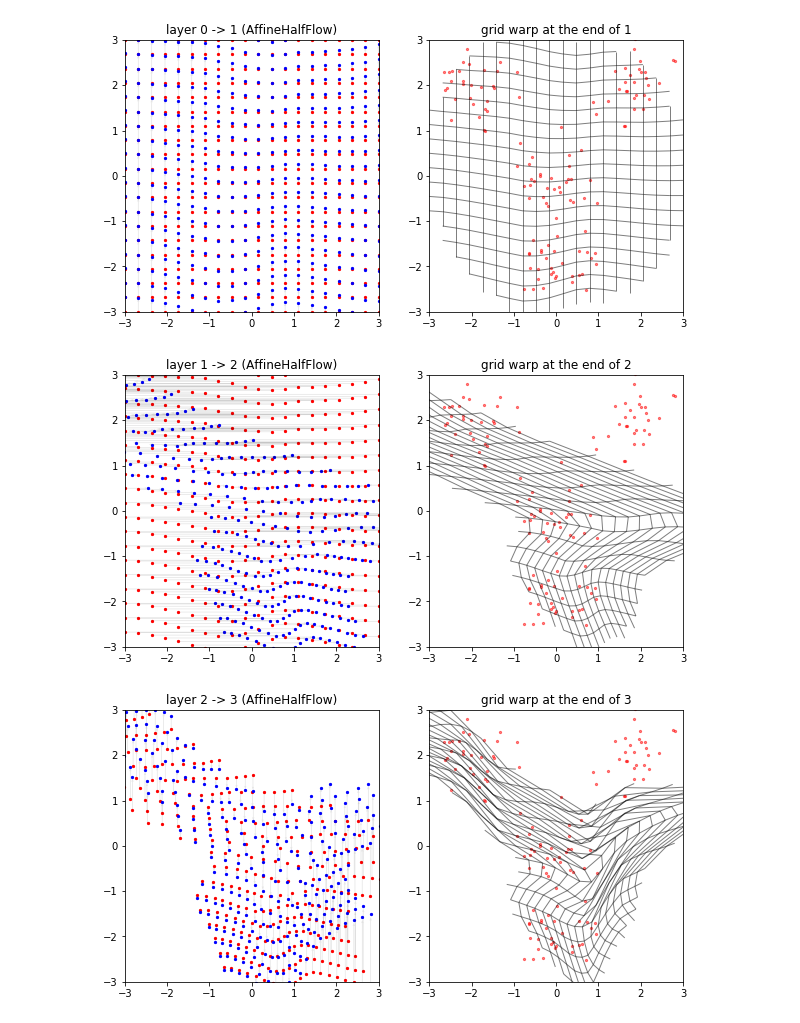
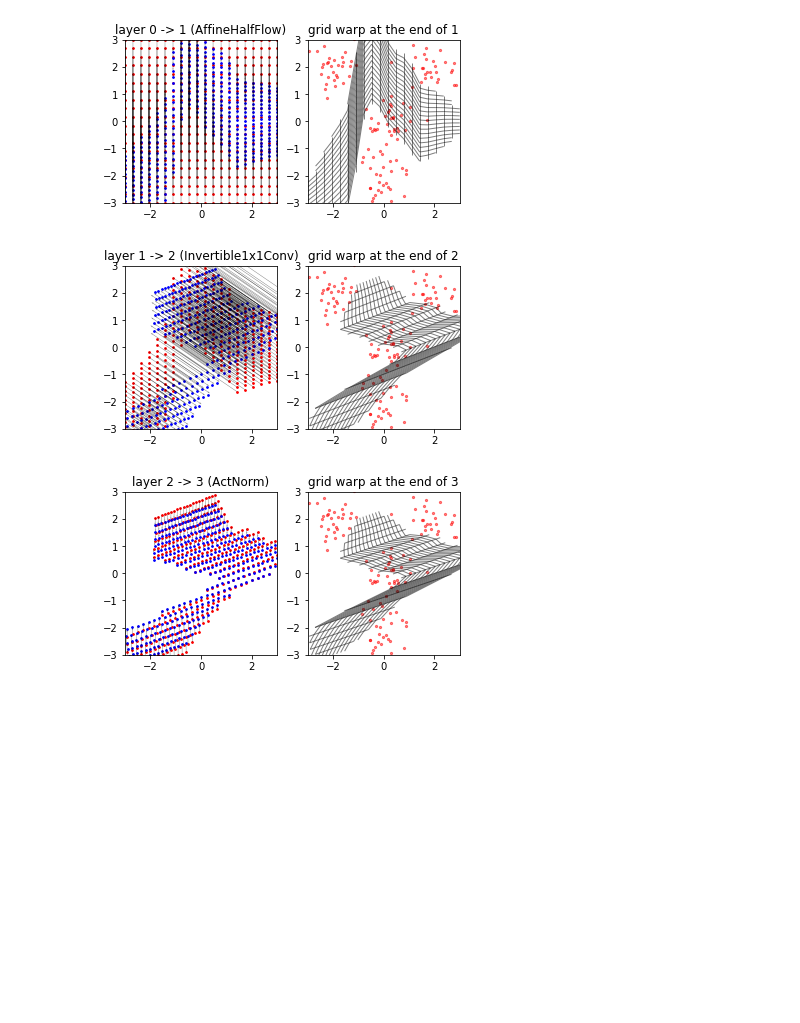
Before and after one commit to karpathy/pytorch-normalizing-flows, a Jupyter notebook: nflib1.ipynb, the cells around one changed output. Drawn from its saved outputs; the diff is of its cells as text; code cells hidden in the pictures; blank space fills up the shorter version.

Commit message:
sequester code into files, keep notebooks a bit thiner and focused on visualizations instead of core functionality

```diff
--- a/nflib1.ipynb
+++ b/nflib1.ipynb
@@ -479,7 +79,7 @@ class NormalizingFlowModel(nn.Module):
 prior = TransformedDistribution(Uniform(torch.zeros(2), torch.ones(2)), SigmoidTransform().inv) # Logistic distribution
 
 # RealNVP
-flows = [AffineHalfFlow(dim=2, parity=i%2) for i in range(9)]
+# flows = [AffineHalfFlow(dim=2, parity=i%2) for i in range(9)]
 
 # NICE
 # flows = [AffineHalfFlow(dim=2, parity=i%2, scale=False) for i in range(4)]
@@ -489,19 +89,20 @@ flows = [AffineHalfFlow(dim=2, parity=i%2) for i in range(9)]
 # flows = [SlowMAF(dim=2, parity=i%2) for i in range(4)]
 
 # MAF (with MADE net, so we get very fast density estimation)
-#flows = [MAF(dim=2, parity=i%2, nh=32) for i in range(8)]
+# flows = [MAF(dim=2, parity=i%2) for i in range(4)]
 
 # IAF (with MADE net, so we get very fast sampling)
 # flows = [IAF(dim=2, parity=i%2) for i in range(3)]
 
-#norms = [ActNorm(dim=2) for _ in flows]
-#flows = list(itertools.chain(*zip(norms, flows)))
+# insert ActNorms to any of the flows above
+# norms = [ActNorm(dim=2) for _ in flows]
+# flows = list(itertools.chain(*zip(norms, flows)))
 
 # Glow paper
-# flows = [Invertible1x1Conv(dim=2) for i in range(3)]
-# norms = [ActNorm(dim=2) for _ in flows]
-# couplings = [AffineHalfFlow(dim=2, parity=i%2, nh=32) for i in range(len(flows))]
-# flows = list(itertools.chain(*zip(norms, flows, couplings))) # append a coupling layer after each 1x1
+flows = [Invertible1x1Conv(dim=2) for i in range(3)]
+norms = [ActNorm(dim=2) for _ in flows]
+couplings = [AffineHalfFlow(dim=2, parity=i%2, nh=32) for i in range(len(flows))]
+flows = list(itertools.chain(*zip(norms, flows, couplings))) # append a coupling layer after each 1x1
 
 # construct the model
 model = NormalizingFlowModel(prior, flows)
@@ -593,37 +190,37 @@ for i in range(nz - 1):
     z0 = zs[i].detach().numpy()
     z1 = zs[i+1].detach().numpy()
 
     # plot how the samples travel at this stage
-    figs, axs = plt.subplots(1, 2, figsize=(10, 5))
+    figs, axs = plt.subplots(1, 2, figsize=(6, 3))
     #plt.figure(figsize=(20,10))
-    axs[0].scatter(z0[:,0], z0[:, 1], c='r', s=5)
-    axs[0].scatter(z1[:,0], z1[:, 1], c='b', s=5)
-    axs[0].quiver(z0[:,0], z0[:,1], z1[:,0] - z0[:,0], z1[:,1] - z0[:,1], units='xy', scale=1, alpha=0.1)
+    axs[0].scatter(z0[:,0], z0[:, 1], c='r', s=3)
+    axs[0].scatter(z1[:,0], z1[:, 1], c='b', s=3)
+    axs[0].quiver(z0[:,0], z0[:,1], z1[:,0] - z0[:,0], z1[:,1] - z0[:,1], units='xy', scale=1, alpha=0.5)
     axs[0].axis([-3, 3, -3, 3])
     axs[0].set_title("layer %d -> %d (%s)" % (i, i+1, backward_flow_names[i]))
 
     q = z1.reshape((ng, ng, 2))
     # y coords
     p1 = np.reshape(q[1:,:,:], (ng**2-ng,2))
     p2 = np.reshape(q[:-1,:,:], (ng**2-ng,2))
     inc = np.reshape(in_circle[1:,:] | in_circle[:-1,:], (ng**2-ng,))
     p1, p2 = p1[inc], p2[inc]
     lcy = mc.LineCollection(zip(p1, p2), linewidths=1, alpha=0.5, color='k')
     # x coords
     p1 = np.reshape(q[:,1:,:], (ng**2-ng,2))
     p2 = np.reshape(q[:,:-1,:], (ng**2-ng,2))
     inc = np.reshape(in_circle[:,1:] | in_circle[:,:-1], (ng**2-ng,))
     p1, p2 = p1[inc], p2[inc]
     lcx = mc.LineCollection(zip(p1, p2), linewidths=1, alpha=0.5, color='k')
     # draw the lines
     axs[1].add_collection(lcy)
     axs[1].add_collection(lcx)
     axs[1].axis([-3, 3, -3, 3])
     axs[1].set_title("grid warp at the end of %d" % (i+1,))
 
     # draw the data too
     plt.scatter(x[:,0], x[:,1], c='r', s=5, alpha=0.5)
 # %% [output]
-[figure, old version]
+[figure, new version]
-[figure, old version]
+[figure, new version]
-[figure, old version]
+[figure, new version]
```
Also changed, not shown: parts of 11 cells of this notebook, 5 other files.
